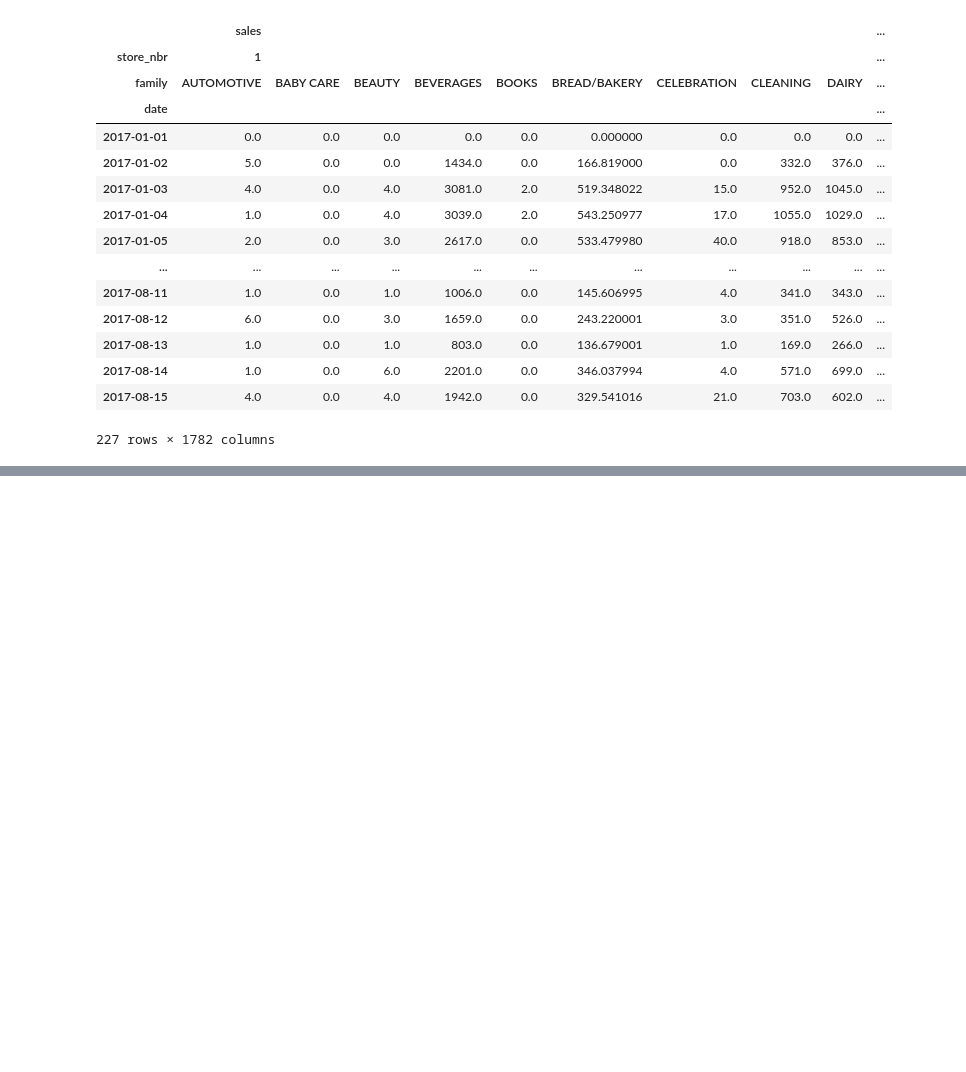
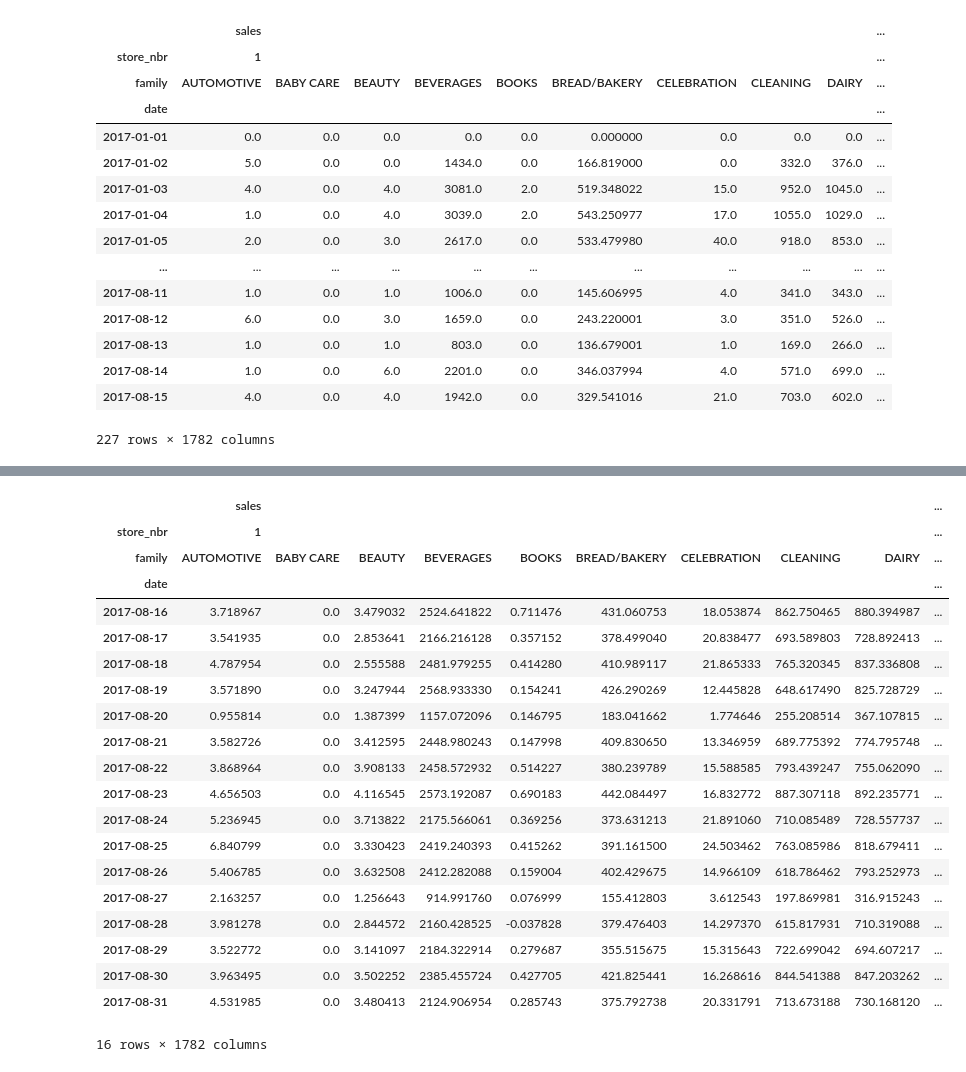
Before and after one commit to taaha/store-sales-forecast, a Jupyter notebook: sale-forecast_1.ipynb, the cells around one changed output, grey strips where cells are left out. Drawn from its saved outputs; the diff is of its cells as text; code cells hidden in the pictures; blank space fills up the shorter version.

Commit message:
Kaggle Notebook | sale forecast - Linear Regression | LR pred

```diff
--- a/sale-forecast_1.ipynb
+++ b/sale-forecast_1.ipynb
@@ -543,0 +599,5 @@ display(y)
+# %%
+X_test = dp.out_of_sample(steps=16)
+X_test.index.name = 'date'
+X_test['NewYear'] = (X_test.index.dayofyear == 1).astype(int)
+display(X_test)
@@ -543,0 +625,3 @@ display(y)
+# %%
+X_test = X_test.join(holidays, on='date').fillna(0.0)
+display(X_test)
@@ -543,0 +649,5 @@ display(y)
+# %%
+oilN = oil.loc[:'2017-08-15']
+oilY = oil.loc['2017-08-16':'2017-08-31']
+oilY = pd.DataFrame((oilY.dcoilwtico - oilN.dcoilwtico.mean()) / oilN.dcoilwtico.std())
+display(oilY)
@@ -543,0 +669,4 @@ display(y)
+# %%
+X_test = X_test.join(oilY, on='date').fillna(0.0)
+print(X_test.shape)
+display(X_test)
@@ -543,0 +693,25 @@ display(y)
+# %%
+y_submit = pd.DataFrame(model.predict(X_test), index=X_test.index, columns=y.columns)
+display(y_submit)
+# %% [output]
+|  | sales |  |  |  |  |  |  |  |  | ... |
+| store_nbr | 1 |  |  |  |  |  |  |  |  | ... |
+| family | AUTOMOTIVE | BABY CARE | BEAUTY | BEVERAGES | BOOKS | BREAD/BAKERY | CELEBRATION | CLEANING | DAIRY | ... |
+| date |  |  |  |  |  |  |  |  |  | ... |
+| 2017-08-16 | 3.718967 | 0.0 | 3.479032 | 2524.641822 | 0.711476 | 431.060753 | 18.053874 | 862.750465 | 880.394987 | ... |
+| 2017-08-17 | 3.541935 | 0.0 | 2.853641 | 2166.216128 | 0.357152 | 378.499040 | 20.838477 | 693.589803 | 728.892413 | ... |
+| 2017-08-18 | 4.787954 | 0.0 | 2.555588 | 2481.979255 | 0.414280 | 410.989117 | 21.865333 | 765.320345 | 837.336808 | ... |
+| 2017-08-19 | 3.571890 | 0.0 | 3.247944 | 2568.933330 | 0.154241 | 426.290269 | 12.445828 | 648.617490 | 825.728729 | ... |
+| 2017-08-20 | 0.955814 | 0.0 | 1.387399 | 1157.072096 | 0.146795 | 183.041662 | 1.774646 | 255.208514 | 367.107815 | ... |
+| 2017-08-21 | 3.582726 | 0.0 | 3.412595 | 2448.980243 | 0.147998 | 409.830650 | 13.346959 | 689.775392 | 774.795748 | ... |
+| 2017-08-22 | 3.868964 | 0.0 | 3.908133 | 2458.572932 | 0.514227 | 380.239789 | 15.588585 | 793.439247 | 755.062090 | ... |
+| 2017-08-23 | 4.656503 | 0.0 | 4.116545 | 2573.192087 | 0.690183 | 442.084497 | 16.832772 | 887.307118 | 892.235771 | ... |
+| 2017-08-24 | 5.236945 | 0.0 | 3.713822 | 2175.566061 | 0.369256 | 373.631213 | 21.891060 | 710.085489 | 728.557737 | ... |
+| 2017-08-25 | 6.840799 | 0.0 | 3.330423 | 2419.240393 | 0.415262 | 391.161500 | 24.503462 | 763.085986 | 818.679411 | ... |
+| 2017-08-26 | 5.406785 | 0.0 | 3.632508 | 2412.282088 | 0.159004 | 402.429675 | 14.966109 | 618.786462 | 793.252973 | ... |
+| 2017-08-27 | 2.163257 | 0.0 | 1.256643 | 914.991760 | 0.076999 | 155.412803 | 3.612543 | 197.869981 | 316.915243 | ... |
+| 2017-08-28 | 3.981278 | 0.0 | 2.844572 | 2160.428525 | -0.037828 | 379.476403 | 14.297370 | 615.817931 | 710.319088 | ... |
+| 2017-08-29 | 3.522772 | 0.0 | 3.141097 | 2184.322914 | 0.279687 | 355.515675 | 15.315643 | 722.699042 | 694.607217 | ... |
+| 2017-08-30 | 3.963495 | 0.0 | 3.502252 | 2385.455724 | 0.427705 | 421.825441 | 16.268616 | 844.541388 | 847.203262 | ... |
+| 2017-08-31 | 4.531985 | 0.0 | 3.480413 | 2124.906954 | 0.285743 | 375.792738 | 20.331791 | 713.673188 | 730.168120 | ... |
+16 rows × 1782 columns
```
Also changed, not shown: parts of 16 cells of this notebook.
